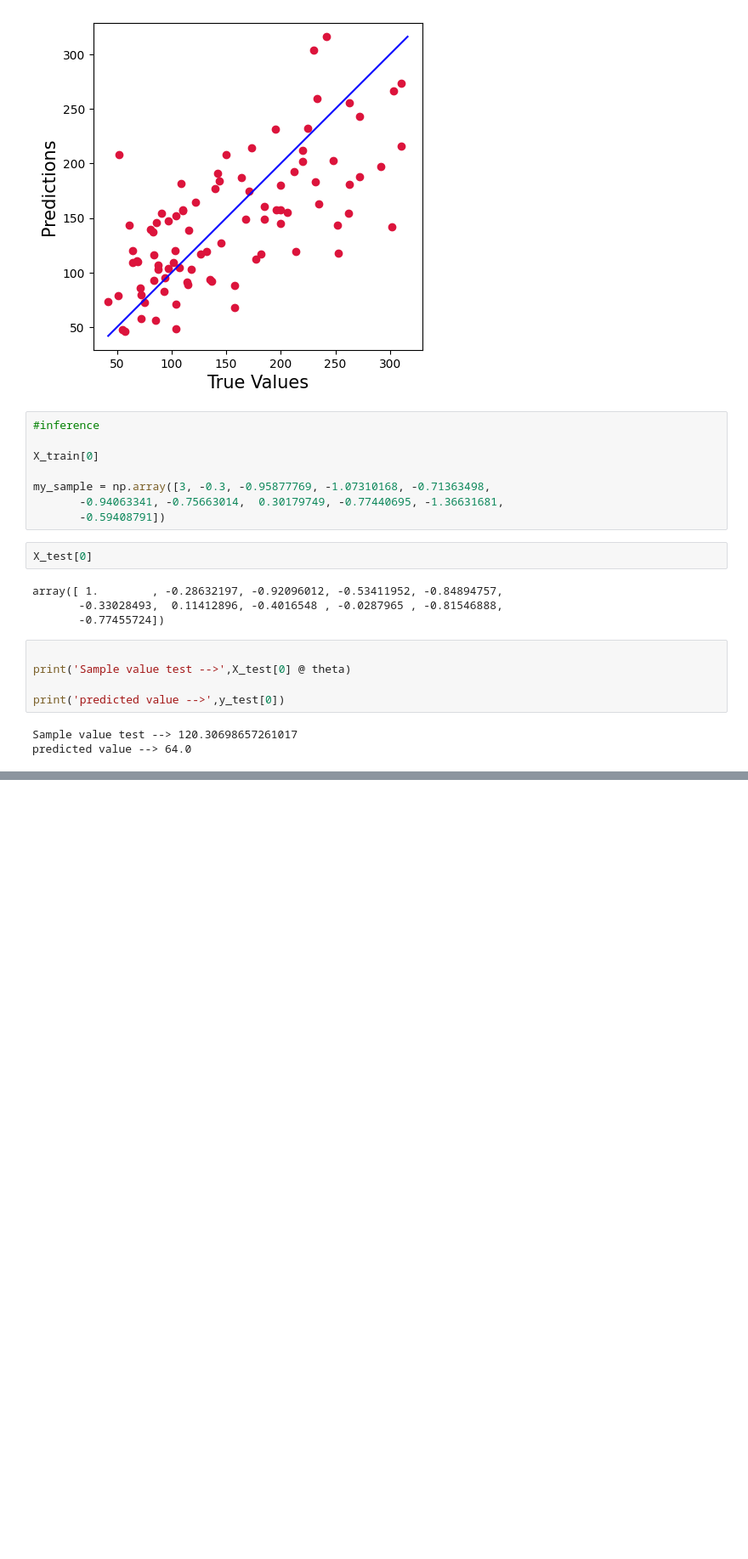
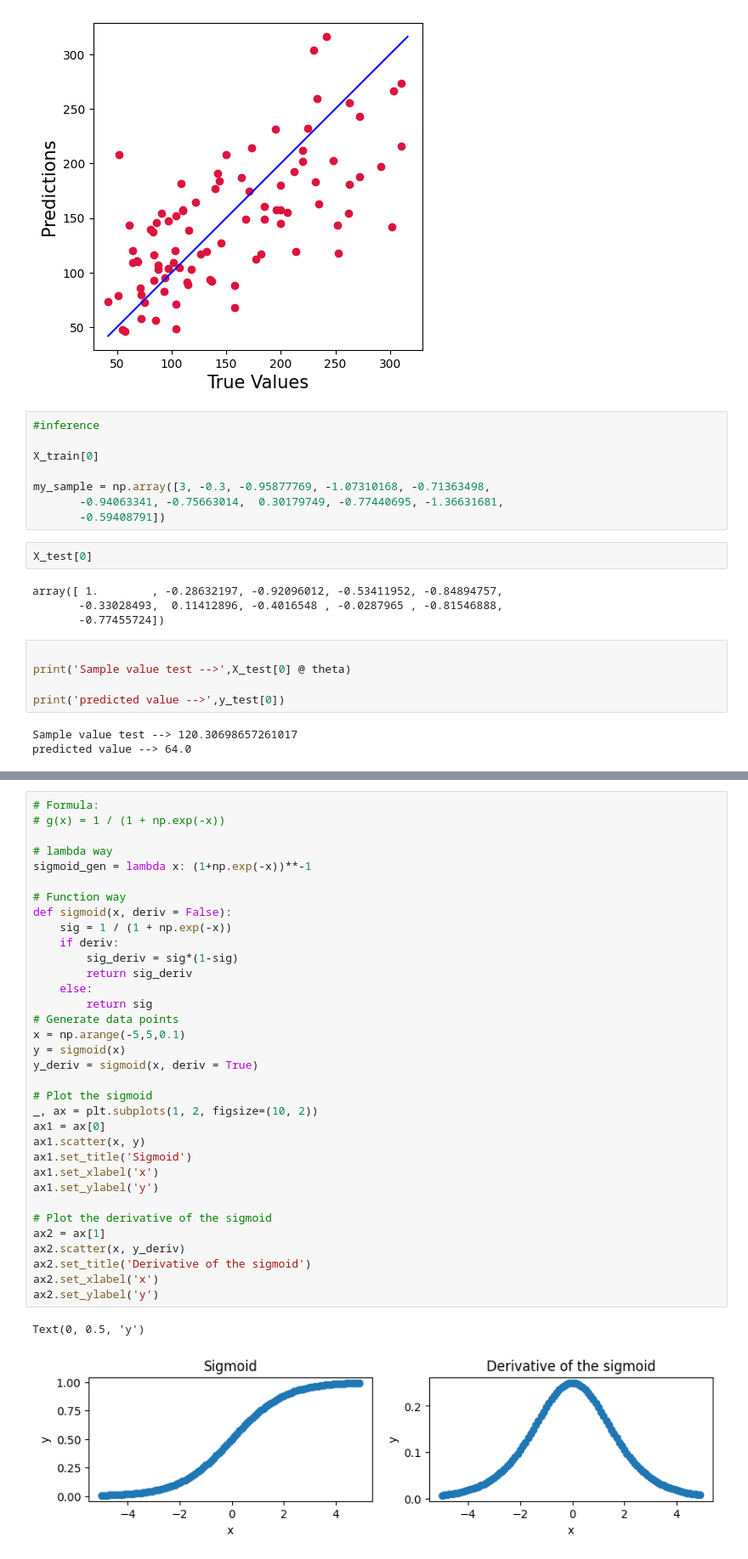
Before and after one commit to risabniranjan/Data-Science, a Jupyter notebook: linear_regression.ipynb, the cells around one changed output, grey strips where cells are left out. Shown at 85% size. Cells and saved outputs as stored; diff of their text form; blank space fills up the shorter version.

```diff
--- a/linear_regression.ipynb
+++ b/linear_regression.ipynb
@@ -241,0 +280,37 @@ predicted value --> 64.0
+# %%
+# Formula:
+# g(x) = 1 / (1 + np.exp(-x))
+
+# lambda way
+sigmoid_gen = lambda x: (1+np.exp(-x))**-1
+
+# Function way
+def sigmoid(x, deriv = False):
+    sig = 1 / (1 + np.exp(-x))
+    if deriv:
+        sig_deriv = sig*(1-sig)
+        return sig_deriv
+    else:
+        return sig
+# Generate data points
+x = np.arange(-5,5,0.1)
+y = sigmoid(x)
+y_deriv = sigmoid(x, deriv = True)
+
+# Plot the sigmoid
+_, ax = plt.subplots(1, 2, figsize=(10, 2))
+ax1 = ax[0]
+ax1.scatter(x, y)
+ax1.set_title('Sigmoid')
+ax1.set_xlabel('x')
+ax1.set_ylabel('y')
+
+# Plot the derivative of the sigmoid
+ax2 = ax[1]
+ax2.scatter(x, y_deriv)
+ax2.set_title('Derivative of the sigmoid')
+ax2.set_xlabel('x')
+ax2.set_ylabel('y')
+# %% [output]
+Text(0, 0.5, 'y')
+[figure, added]
```
Also changed, not shown: parts of 2 cells of this notebook.
